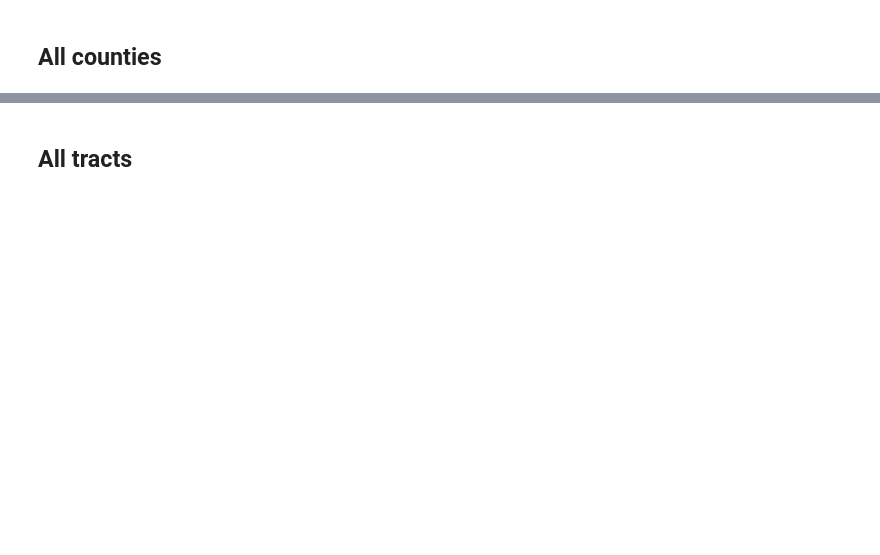
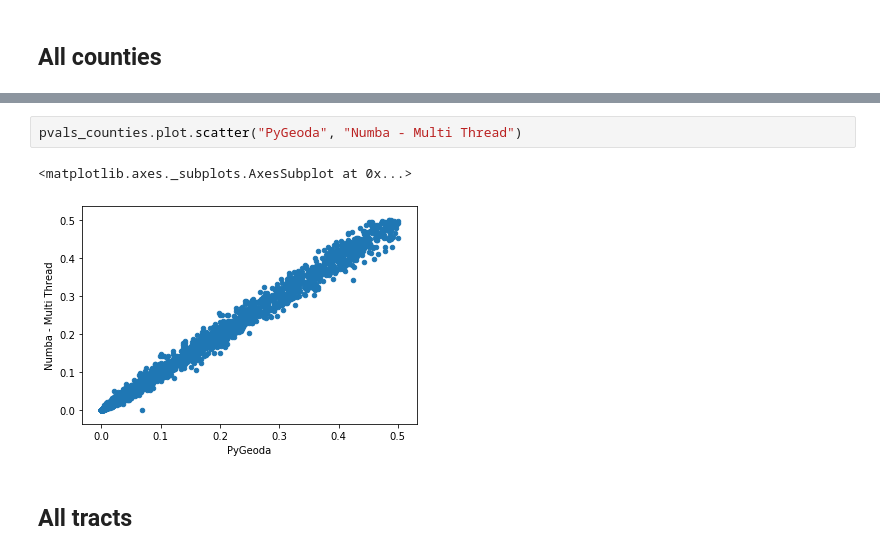
Before and after one commit to pysal/esda, a Jupyter notebook: perf-comparison.ipynb, the cells around one changed output, grey strips where cells are left out. Cells and saved outputs as stored; diff of their text form; blank space fills up the shorter version.

```diff
--- a/perf-comparison.ipynb
+++ b/perf-comparison.ipynb
@@ -146,2 +205,7 @@ dtype: float64
+# %%
+pvals_counties.plot.scatter("PyGeoda", "Numba - Multi Thread")
+# %% [output]
+<matplotlib.axes._subplots.AxesSubplot at 0x...>
+[figure, added]
 # %% [markdown]
 ## All tracts
```
Also changed, not shown: parts of 21 cells of this notebook.
